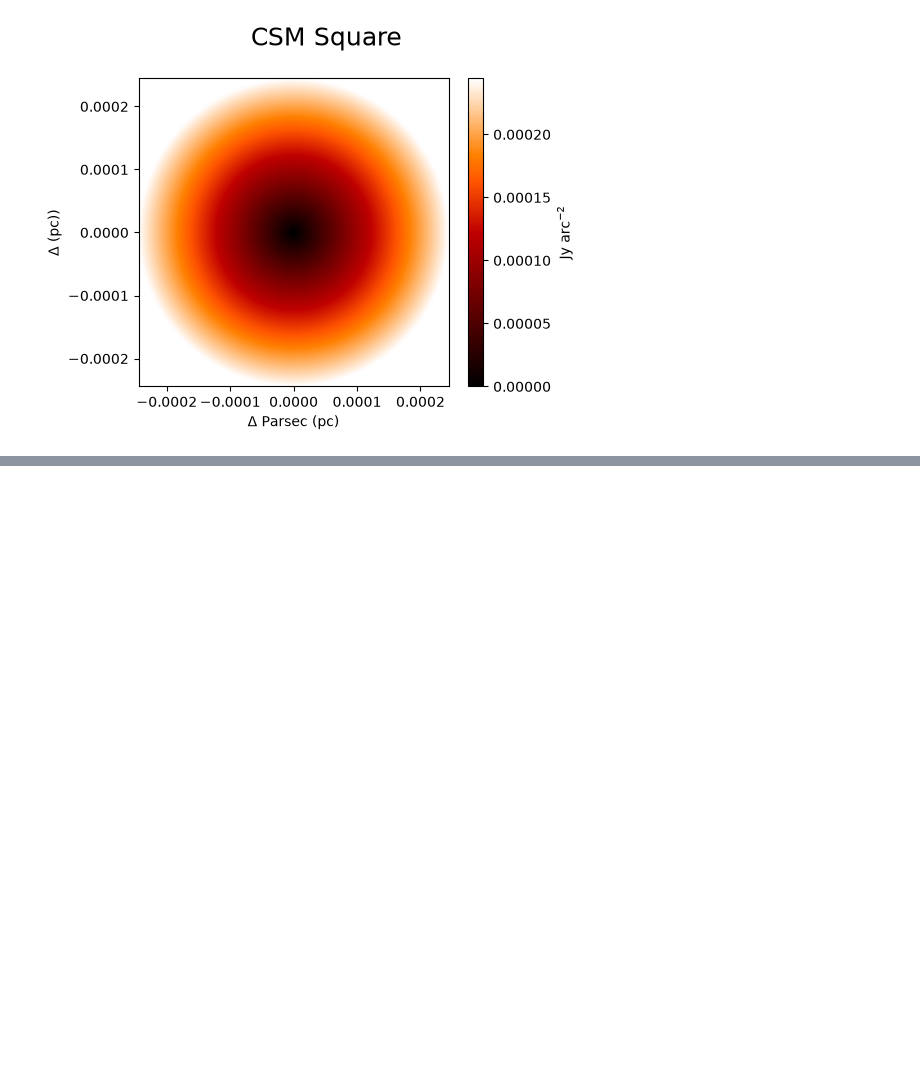
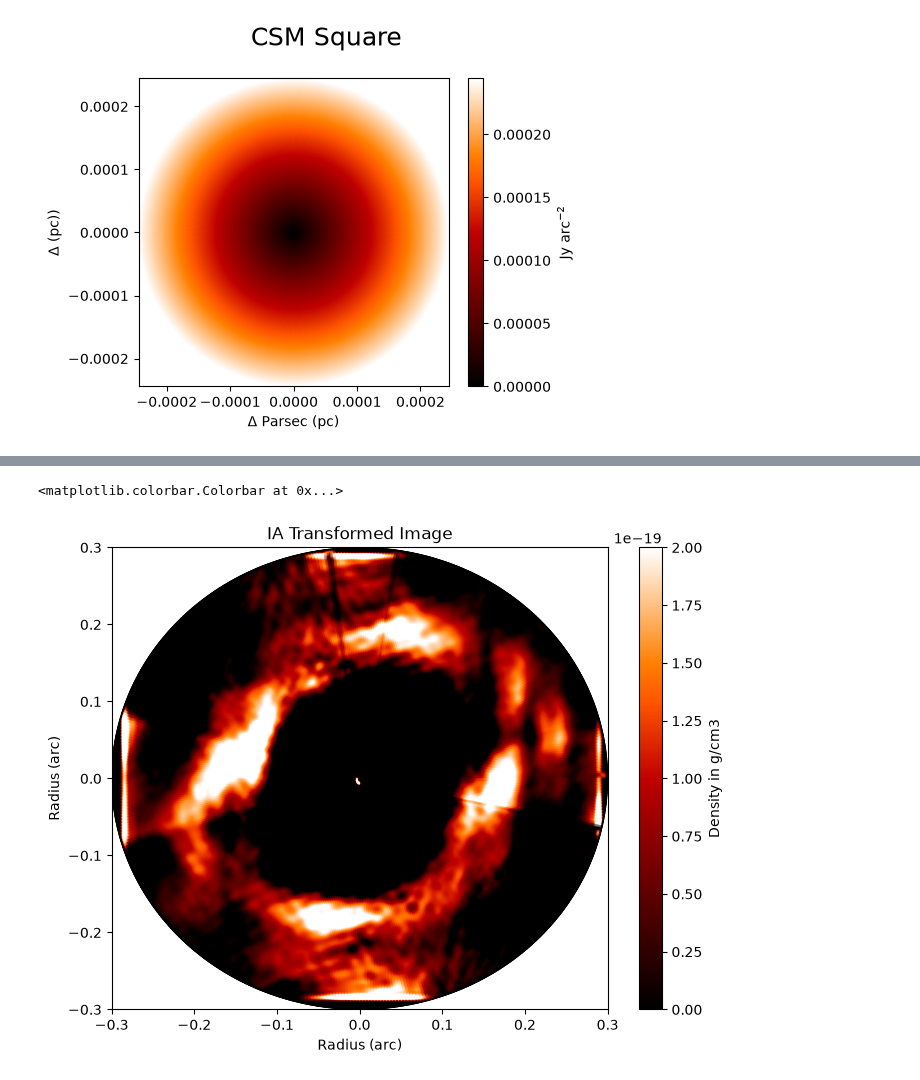
Before and after one commit to imanbeh/csm_pipeline, a Jupyter notebook: medhigh_abel_interpolation_density.ipynb, the cells around one changed output, grey strips where cells are left out. Cells and saved outputs as stored; diff of their text form; code cells hidden in the pictures; blank space fills up the shorter version.

```diff
--- a/medhigh_abel_interpolation_density.ipynb
+++ b/medhigh_abel_interpolation_density.ipynb
@@ -283,0 +274,16 @@ fig.colorbar(im1,label = "Density in g/cm3")
+# %%
+fig, ax = plt.subplots(nrows=1, ncols=1,figsize=(8,6))
+
+im1 = ax.pcolormesh(xaxis, yaxis, csm_abel,cmap='gist_heat',shading="gouraud", vmin = 0, vmax = 2e-19)
+
+ax.set_xlim(-rnge,rnge)
+ax.set_ylim(-rnge,rnge)
+ax.set_xlabel("Radius (arc)")
+ax.set_ylabel("Radius (arc)")
+
+
+ax.set_title("IA Transformed Image")
+fig.colorbar(im1,label = "Density in g/cm3")
+# %% [output]
+<matplotlib.colorbar.Colorbar at 0x...>
+[figure, added]
```
Also changed, not shown: parts of 16 cells of this notebook, 1 other file.
